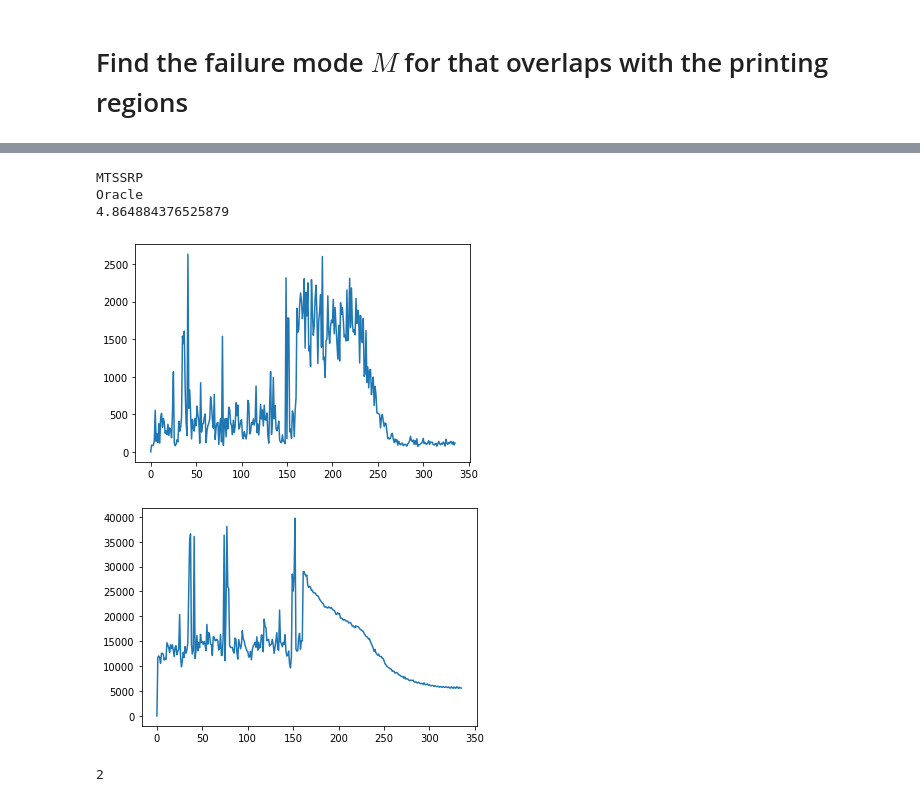
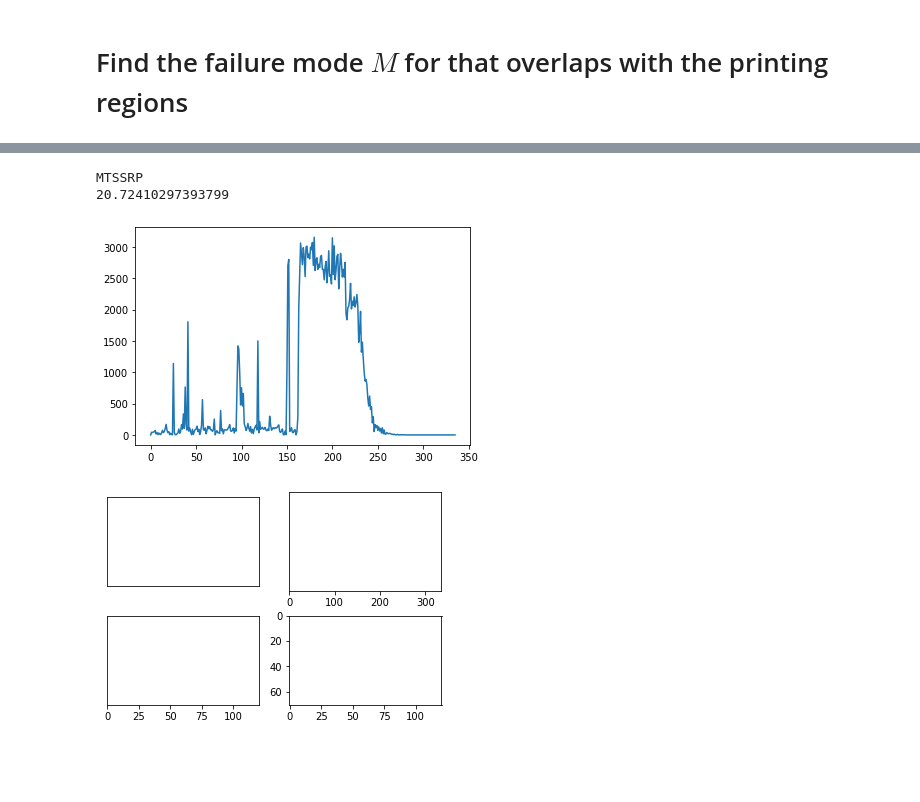
Before and after one commit to hyan46/ExtendedTSSRP, a Jupyter notebook: Case_3DPrinting_test.ipynb, the cells around one changed output, grey strips where cells are left out. Drawn from its saved outputs; the diff is of its cells as text; code cells hidden in the pictures; blank space fills up the shorter version.

```diff
--- a/Case_3DPrinting_test.ipynb
+++ b/Case_3DPrinting_test.ipynb
@@ -31,3 +33,4 @@ np.mean(X[:50]*14),np.std(X[:50]*14),np.max(X[:50]*14)
 (4.8919133520944165, 0.9873259878763835, 14.0)
 # %%
 X = X*14
+X = X - np.mean(X)
@@ -59,9 +47,9 @@ plt.imshow(printingregion+defectregion)
 # Find the failure mode $M$ for that overlaps with the printing regions
 # %%
 from Bspline import bsplineBasis
-kx = 7
-ky = 10
-degree = 1 # Overlap region? (Size of B-spline basis)
+kx = 20
+ky = 30
+degree = 2 # Overlap region? (Size of B-spline basis)
 Bx = bsplineBasis(nx,kx-degree+1,degree)
 By = bsplineBasis(ny,ky-degree+1,degree)
 Mall = np.kron(Bx,By)
@@ -74,7 +62,7 @@ ii = []
 MMregion = 0
 for i in np.arange(Mall.shape[1]):
     mM = Mall[:,i].reshape(nx,ny)
-    mMregion = mM > 0.5
+    mMregion = mM > 0.1
     res = np.logical_and(mMregion,printingregion)
     if np.sum(res[:]) > 20:
         ii.append(i)
@@ -96,8 +86,8 @@ plt.imshow(M[:,0].reshape(nx,ny))
 # %%
 p = nx*ny # Number of dimensions
-c = 14 # Target meanshift is c * M
-nsensors = 100 # Number of selected sensors
-Ks = 10  #Select Top Ks control chart
+c = 20 # Target meanshift is c * M
+nsensors = 200 # Number of selected sensors
+Ks = 25  #Select Top Ks control chart
 k = M.shape[1]
 T0 = 70
 nmodels = 5
@@ -111,33 +101,55 @@ model_all[0] = ExtendedTSSRP(p, c, k,M,nsensors,Ks,L=-1,chart = 'srp',mode='T2')
 model_all[1] = ExtendedTSSRP(p, c, k,M,nsensors,Ks,L=-1,chart = 'srp',mode='random')
 model_all[2] = ExtendedTSSRP(p, c, k,M,p,Ks,L=-1,chart = 'srp',mode='T2')
 model_all[3] = TSSRP(p, c, p,M_tssrp,nsensors,nsensors,L=-1,chart='srp',mode='T2')
-# model_all[4] = MSSRP(p, c, k, M, nsensors, Ks, L=-1, chart = 'srp',mode='T2')
+model_all[4] = MSSRP(p, c, k, M, nsensors, Ks, L=-1, chart = 'srp',mode='T2')
 
 mumin = 1
-#model_all[4]= AdaptCUSUM(p, c, p, M, nsensors, nsensors, mumin = mumin,delta=0.0001)
+#model_all[4]= AdaptCUSUM(p, c, p, M, nsensors, nsensors, mumin = mumin,delta=0.0002
 # %%
 import time
 start = time.time()
 modelname = ['MTSSRP','Random','Oracle','TSSRP','AdaCUSUM']
 # for i in range(nmodels):
-for i in [0,2]:
+for i in [0]:
     print(modelname[i])
     sequential_statistics_topRsum, sensor_selection_history, failure_mode_history, i,sequential_statistics= model_all[i].compute_monitoring_statistics(X.reshape((nt,nx*ny)),T0,-1)
     experiment_log['statistics'].append( sequential_statistics_topRsum)
     experiment_log['sens_history'].append(sensor_selection_history)
     experiment_log['mode_history'].append(failure_mode_history)
     experiment_log['seq_stats'].append(sequential_statistics)
     plt.figure()
     plt.plot(sequential_statistics_topRsum)
+
 end = time.time()
 print(end - start)
 # %% [output]
 MTSSRP
-Oracle
-4.864884376525879
+20.72410297393799
-[figure, old version]
+[figure, new version]
-[figure, removed]
-# %%
-len(experiment_log['statistics'])
-# %% [output]
-2
+# %%
+import numpy as np
+from matplotlib import pyplot as plt
+from celluloid import Camera
+
+
+fig, axes = plt.subplots(2,2)
+camera = Camera(fig)
+for t in range(250):
+    axes[0,0].imshow(X[t],cmap=plt.get_cmap('hot'))
+    axes[0,0].set_yticks([])
+    axes[0,0].set_xticks([])
+    axes[0,1].plot(sequential_statistics_topRsum[:t],'k-')
+    axes[0,1].set(xlim=(0, nt), ylim=(0, 3000))
+    axes[0,1].set_yticks([])
+    axes[1,0].set_yticks([])
+    S = np.zeros((nx*ny))
+    S[sensor_selection_history[t].astype(int)] = 1
+    mS = S.reshape(nx,ny)
+    axes[1,0].imshow(mS,cmap=plt.get_cmap('hot'))
+
+    axes[1,1].imshow(np.sum(M[:,failure_mode_history[t,0:10].astype(int)],axis=1).reshape(nx,ny))
+    camera.snap()
+animation = camera.animate()
+animation.save('3D_original.mp4')
+# %% [output]
+[figure, added]
```
Also changed, not shown: parts of 10 cells of this notebook, 3 other files.
